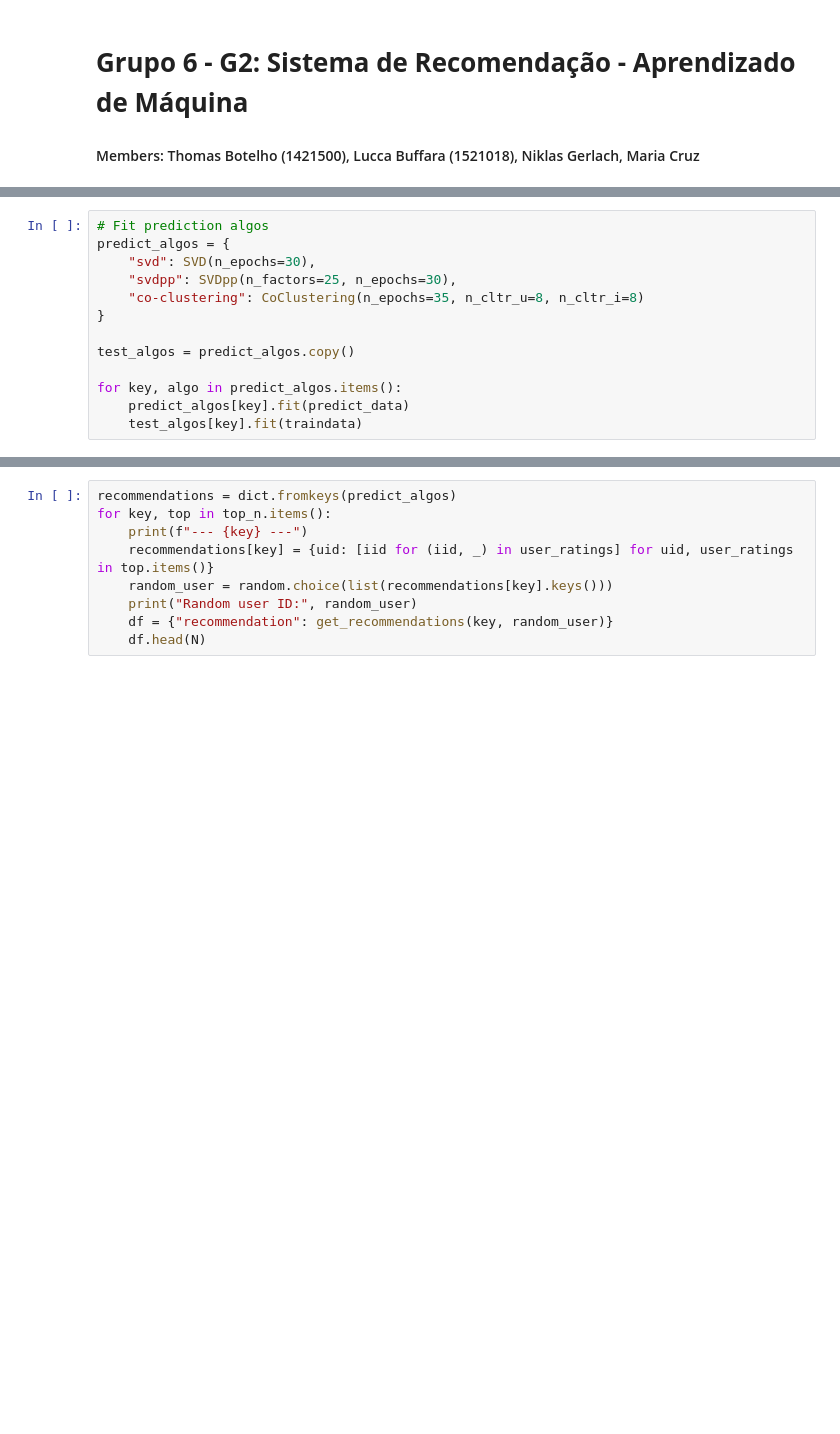
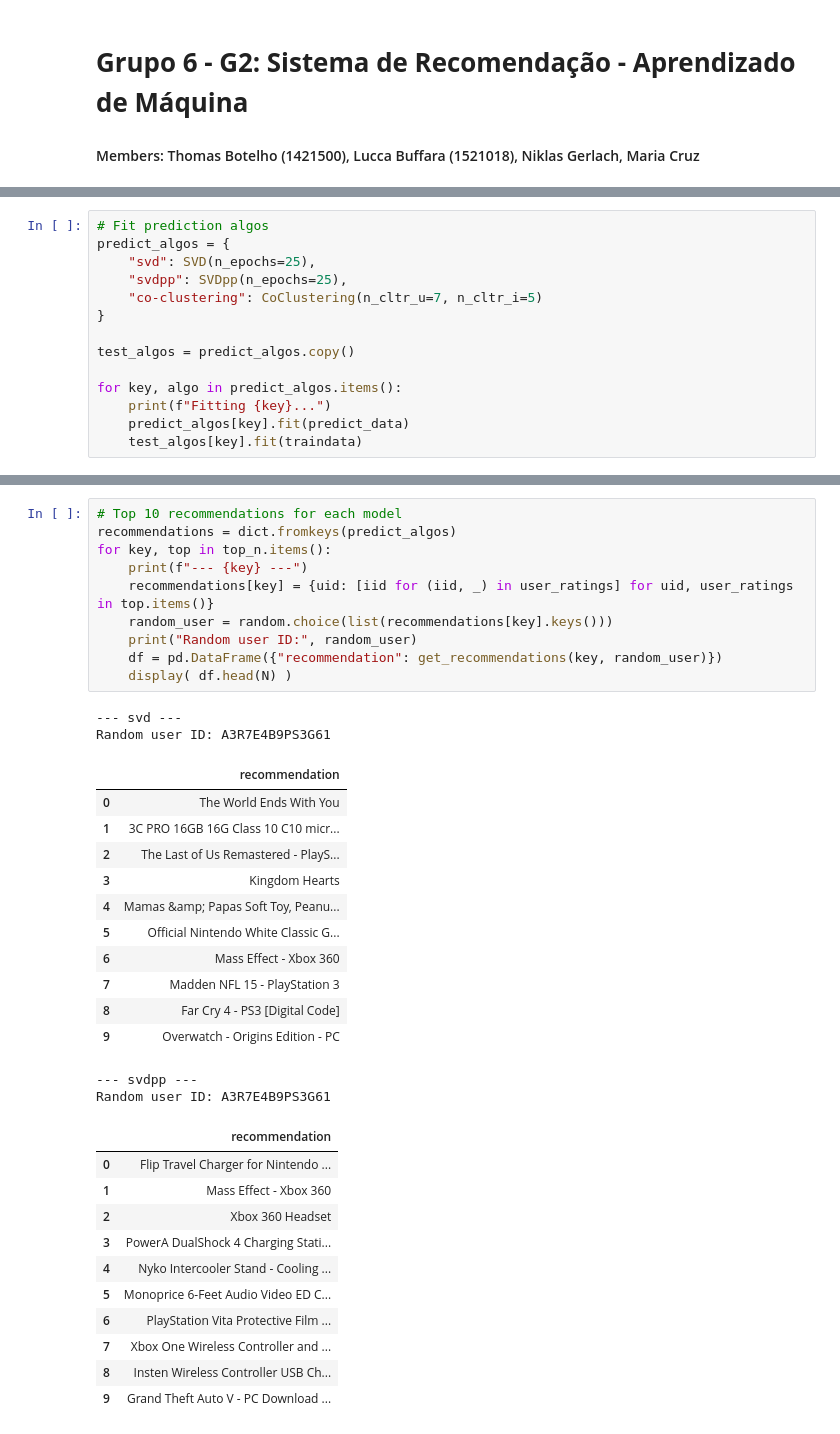
Before and after one commit to LuccaBuffara/Amazon-Recommender-Games, a Jupyter notebook: Recommender.ipynb, the cells around one changed output, grey strips where cells are left out. Drawn from its saved outputs; the diff is of its cells as text; blank space fills up the shorter version.

```diff
--- a/Recommender.ipynb
+++ b/Recommender.ipynb
@@ -136,13 +153,14 @@ for u in traindata.all_users()[0:1]:
 # %%
 # Fit prediction algos
 predict_algos = {
-    "svd": SVD(n_epochs=30),
-    "svdpp": SVDpp(n_factors=25, n_epochs=30),
-    "co-clustering": CoClustering(n_epochs=35, n_cltr_u=8, n_cltr_i=8)
+    "svd": SVD(n_epochs=25),
+    "svdpp": SVDpp(n_epochs=25),
+    "co-clustering": CoClustering(n_cltr_u=7, n_cltr_i=5)
 }
 
 test_algos = predict_algos.copy()
 
 for key, algo in predict_algos.items():
+    print(f"Fitting {key}...")
     predict_algos[key].fit(predict_data)
     test_algos[key].fit(traindata)
@@ -226,9 +264,37 @@ for key, top in top_n.items():
 # %%
+# Top 10 recommendations for each model
 recommendations = dict.fromkeys(predict_algos)
 for key, top in top_n.items():
     print(f"--- {key} ---")
     recommendations[key] = {uid: [iid for (iid, _) in user_ratings] for uid, user_ratings in top.items()}
     random_user = random.choice(list(recommendations[key].keys()))
     print("Random user ID:", random_user)
-    df = {"recommendation": get_recommendations(key, random_user)}
-    df.head(N)
+    df = pd.DataFrame({"recommendation": get_recommendations(key, random_user)})
+    display( df.head(N) )
+# %% [output]
+--- svd ---
+Random user ID: A3R7E4B9PS3G61
+|  | recommendation |
+| 0 | The World Ends With You |
+| 1 | 3C PRO 16GB 16G Class 10 C10 micr... |
+| 2 | The Last of Us Remastered - PlayS... |
+| 3 | Kingdom Hearts |
+| 4 | Mamas &amp; Papas Soft Toy, Peanu... |
+| 5 | Official Nintendo White Classic G... |
+| 6 | Mass Effect - Xbox 360 |
+| 7 | Madden NFL 15 - PlayStation 3 |
+| 8 | Far Cry 4 - PS3 [Digital Code] |
+| 9 | Overwatch - Origins Edition - PC |
+--- svdpp ---
+Random user ID: A3R7E4B9PS3G61
+|  | recommendation |
+| 0 | Flip Travel Charger for Nintendo ... |
+| 1 | Mass Effect - Xbox 360 |
+| 2 | Xbox 360 Headset |
+| 3 | PowerA DualShock 4 Charging Stati... |
+| 4 | Nyko Intercooler Stand - Cooling ... |
+| 5 | Monoprice 6-Feet Audio Video ED C... |
+| 6 | PlayStation Vita Protective Film ... |
+| 7 | Xbox One Wireless Controller and ... |
+| 8 | Insten Wireless Controller USB Ch... |
+| 9 | Grand Theft Auto V - PC Download ... |
```
Also changed, not shown: parts of 13 cells of this notebook, 1 other file.
